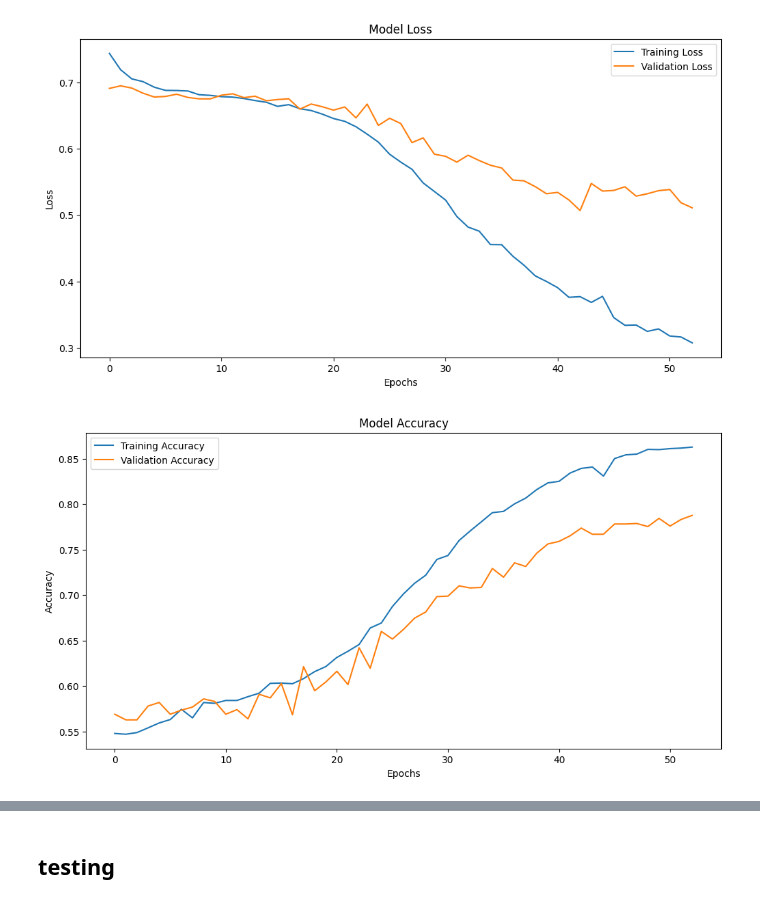
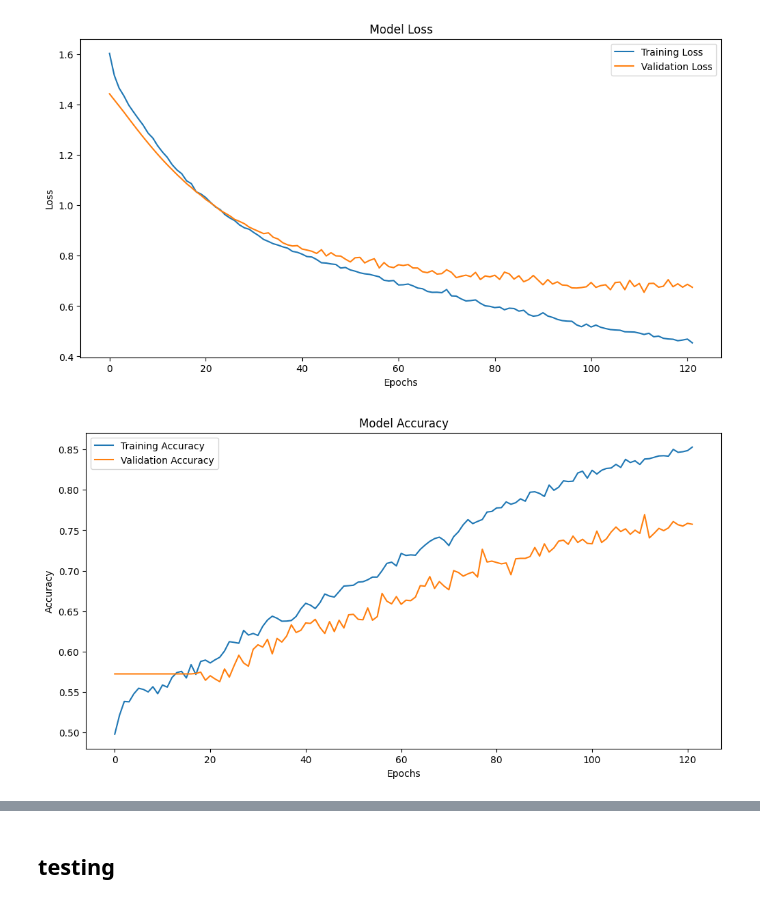
Before and after one commit to manhohin/econ4305, a Jupyter notebook: LSTM_model.ipynb, the cells around one changed output, grey strips where cells are left out. Drawn from its saved outputs; the diff is of its cells as text; code cells hidden in the pictures.

```diff
--- a/LSTM_model.ipynb
+++ b/LSTM_model.ipynb
@@ -26,21 +28,16 @@ def create_dataset(dataset, y, look_back=4):
 excel_path = 'S&P 500 Index Dataset.xlsx'
 snp500 = pd.read_excel(excel_path, sheet_name=1, header=0, index_col=0, parse_dates=False)
 
+# the direction after t+5
+snp500['Direction'] = (snp500['Close'].shift(-5)>snp500['Close']).astype(int)
+snp500 = snp500.dropna()
+snp500.tail(15)
+
 # keep the last 100 observations for testing
 snp500_train = snp500.iloc[:-100]
 snp500_test = snp500.iloc[-100:]
-
-snp500_train['Direction'] = (snp500_train['Close'].shift(-5)>snp500_train['Close']).astype(int)
-snp500_train = snp500_train.dropna()
-snp500_test['Direction'] = (snp500_test['Close'].shift(-5)>snp500_test['Close']).astype(int)
-snp500_test = snp500_test.dropna()
 
 # input
 X = snp500_train.drop(columns=['Direction'])
 # output
 Y = snp500_train['Direction']
-
-# # resample
-# smote = SMOTE(random_state=1)
-# X, Y = smote.fit_resample(X, Y)
-Y.value_counts()
@@ -71,8 +53,10 @@ df_pca = pca.fit_transform(df_scaled)
 look_back = 9
 X, Y = create_dataset(df_pca, snp500_train['Direction'].values, look_back)
 
-# splitting the train and test set
-X_train, X_test, y_train, y_test = train_test_split(X, Y, test_size=0.2, random_state=1)
+print(X.shape, Y.shape)
+
+# splitting the train and val set
+X_train, X_val, y_train, y_val = train_test_split(X, Y, test_size=0.2, random_state=1)
 
 # X_train = np.reshape(X_train, (X_train.shape[0], look_back, X_train.shape[1]))
 # X_test = np.reshape(X_test, (X_test.shape[0], look_back, X_test.shape[1]))
@@ -107,9 +114,13 @@ WARNING:absl:At this time, the v2.11+ optimizer `tf.keras.optimizers.Adam` runs
 # %%
+# class_weight = {0: 2.,
+#                 1: 1.}
 # training the model
-# class_weights = {0: 1.5,
-#                  1: 1}
+start=time.time()
 early_stopping = EarlyStopping(monitor='val_loss', patience=10)
-history = model.fit(X_train, y_train, validation_data=(X_test, y_test), epochs=1000, batch_size = 32, callbacks=[early_stopping])
+history = LSTM_model.fit(X_train, y_train, validation_data=(X_val, y_val), epochs=1000, batch_size = 512, callbacks=[early_stopping])
+end=time.time()
+print("Running Time:", end - start)
+# LSTM_model.save('LSTM_model.h5')
 
 # Plotting the loss
 plt.figure(figsize=(12, 6))
@@ -151,2 +162,2 @@ Epoch 53/1000
-[figure, old version]
+[figure, new version]
-[figure, old version]
+[figure, new version]
```
Also changed, not shown: parts of 8 cells of this notebook, 14 other files.
